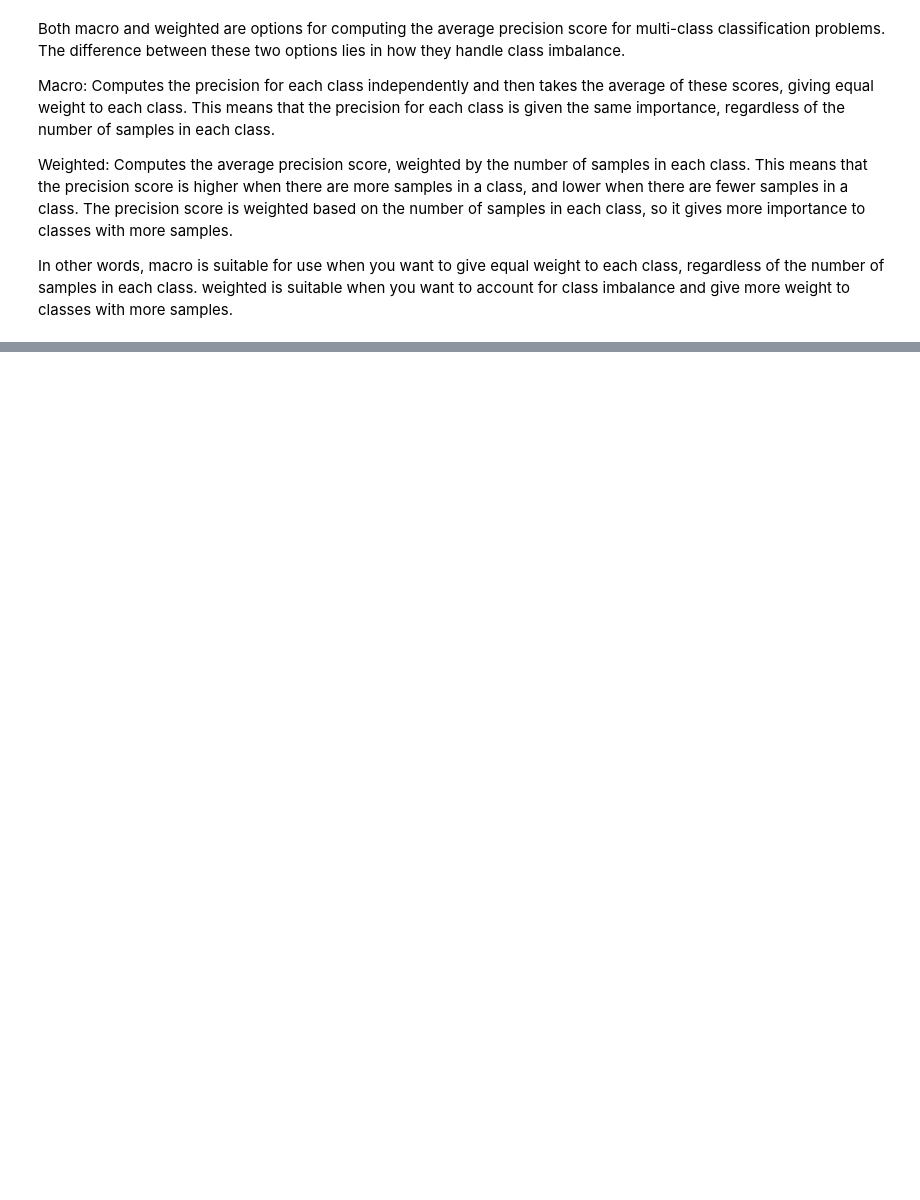
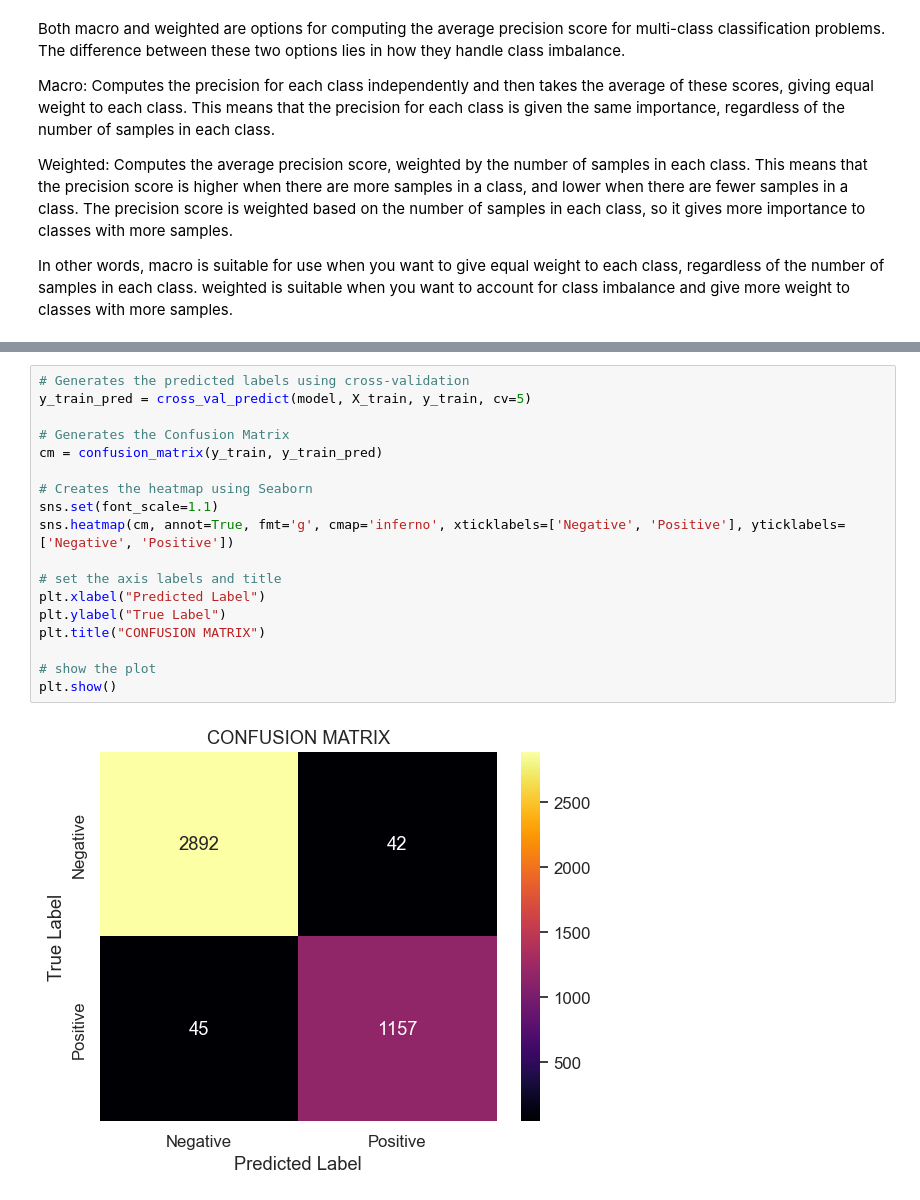
Before and after one commit to LCM-org/aml2203_proj_group3, a Jupyter notebook: EmailSpamOrHamPredictor_G3_Jupiter.ipynb, the cells around one changed output, grey strips where cells are left out. Drawn from its saved outputs; the diff is of its cells as text; blank space fills up the shorter version.

```diff
--- a/EmailSpamOrHamPredictor_G3_Jupiter.ipynb
+++ b/EmailSpamOrHamPredictor_G3_Jupiter.ipynb
@@ -161,0 +205,20 @@ weighted avg       0.98      0.98      0.98      1035
+# %%
+# Generates the predicted labels using cross-validation
+y_train_pred = cross_val_predict(model, X_train, y_train, cv=5)
+
+# Generates the Confusion Matrix
+cm = confusion_matrix(y_train, y_train_pred)
+
+# Creates the heatmap using Seaborn
+sns.set(font_scale=1.1)
+sns.heatmap(cm, annot=True, fmt='g', cmap='inferno', xticklabels=['Negative', 'Positive'], yticklabels=['Negative', 'Positive'])
+
+# set the axis labels and title
+plt.xlabel("Predicted Label")
+plt.ylabel("True Label")
+plt.title("CONFUSION MATRIX")
+
+# show the plot
+plt.show()
+# %% [output]
+[figure, added]
```
Also changed, not shown: parts of 9 cells of this notebook.
